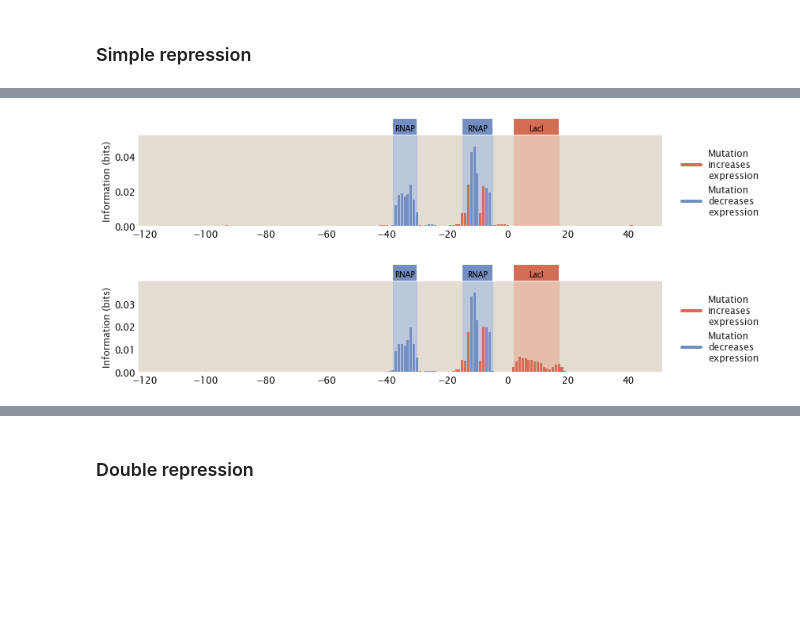
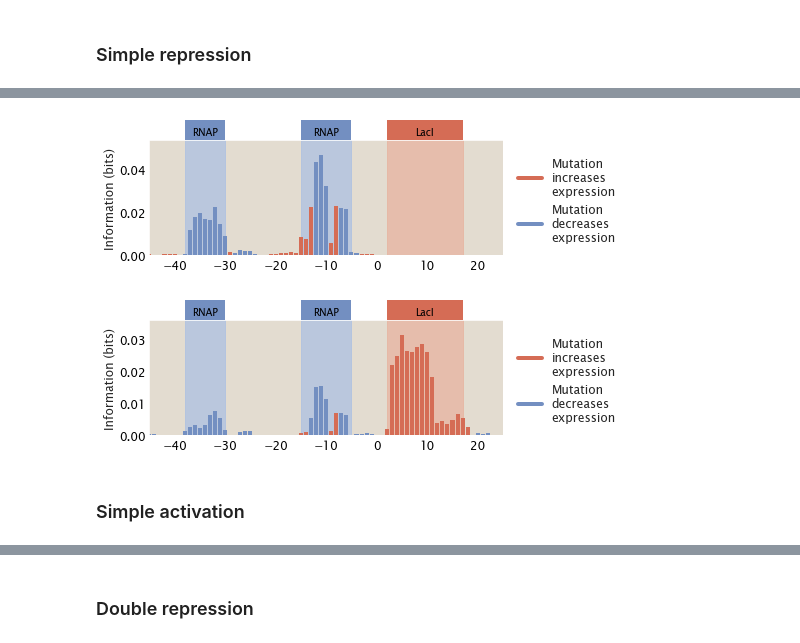
Before and after one commit to RPGroup-PBoC/theoretical_regseq, a Jupyter notebook: notebooks/experimental/tf_knockout.ipynb, the cells around one changed output, grey strips where cells are left out. Cells and saved outputs as stored; diff of their text form; code cells hidden in the pictures; blank space fills up the shorter version.

```diff
--- a/notebooks/experimental/tf_knockout.ipynb
+++ b/notebooks/experimental/tf_knockout.ipynb
@@ -50,22 +96,25 @@ rep_emat = np.mean(O1_1027_fixed, axis=0)
 # %%
 n_NS = len(genome)
 n_p = 4600
 n_r = 0
 ep_wt = -5
 er_wt = -15
 
 df = tregs.simulate.sim(promoter, tregs.simulate.simrep_pbound, [rnap_site, rep_site],
                         *[n_NS, n_p, n_r, rnap_emat, rep_emat, ep_wt, er_wt])
 
 region_params = [(-38, -30, 'P', 'RNAP'), (-15, -5, 'P', 'RNAP'), (2, 17, 'R', 'LacI')]
 tregs.footprint.plot_footprint(promoter, df, region_params,
-                               annotate_stn=False)
+                               annotate_stn=False,
+                               x_lims=(-45, 25), fig_width=8,
+                               legend_xcoord=1.35,
+                               outfile='../../figs/repressor_copy_number_footprint1.png')
 # %% [output]
-[figure, old version]
+[figure, new version]
 # %%
 n_NS = len(genome)
 n_p = 4600
-n_r = 5
+n_r = 500
 ep_wt = -5
 er_wt = -15
 
@@ -74,6 +123,11 @@ df = tregs.simulate.sim(promoter, tregs.simulate.simrep_pbound, [rnap_site, rep_
 
 region_params = [(-38, -30, 'P', 'RNAP'), (-15, -5, 'P', 'RNAP'), (2, 17, 'R', 'LacI')]
 tregs.footprint.plot_footprint(promoter, df, region_params,
-                               annotate_stn=False)
+                               annotate_stn=False,
+                               x_lims=(-45, 25), fig_width=8,
+                               legend_xcoord=1.35,
+                               outfile='../../figs/repressor_copy_number_footprint2.png')
 # %% [output]
-[figure, old version]
+[figure, new version]
+# %% [markdown]
+### Simple activation
```
Also changed, not shown: parts of 26 cells of this notebook, 25 other files.
